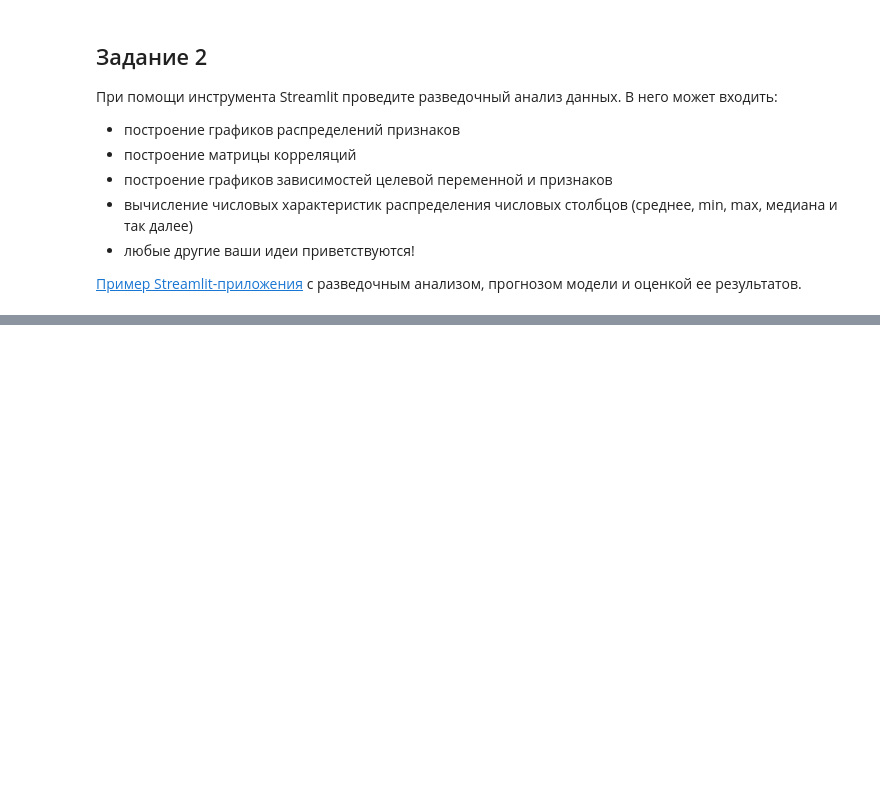
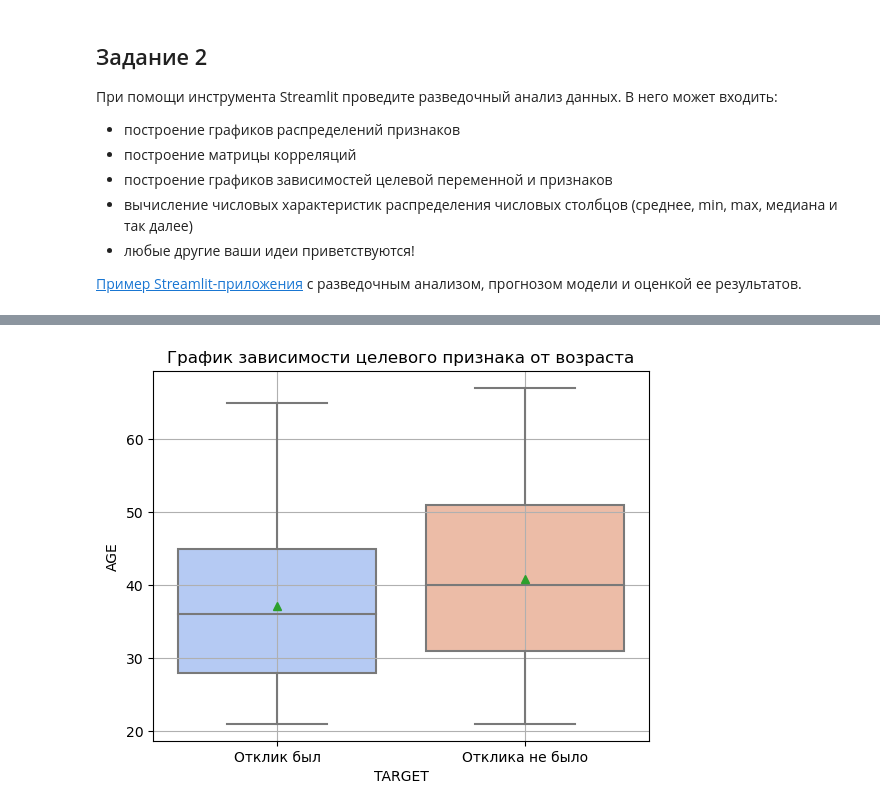
Before and after one commit to ermetim/HW-1_Streamlit_EDA, a Jupyter notebook: BD_homework.ipynb, the cells around one changed output, grey strips where cells are left out. Saved outputs shown, nothing was run; the diff lists cells and outputs as text; code cells hidden in the pictures; blank space fills up the shorter version.

```diff
--- a/BD_homework.ipynb
+++ b/BD_homework.ipynb
@@ -296,0 +419,31 @@ st.pyplot(fig)
+# %%
+# Построение графика boxplot
+st.subheader("Построим график boxplot")
+
+hue_dict = {'None': None,
+            'GENDER' : 'Пол клиента',
+            'SOCSTATUS_WORK_FL' : 'Социальный статус клиента относительно работы',
+            'SOCSTATUS_PENS_FL' : 'Социальный статус клиента относительно пенсии',
+           }
+
+hue = st.selectbox(
+     'Выберите параметр "hue", по которому хотите посмотреть распределение',
+     (hue_dict.keys()))
+st.write(f'Вы выбрали: {hue} - {hue_dict[hue]}')
+
+if hue == 'None':
+    hue = None
+
+fig, ax = plt.subplots()#figsize=(10, 10))
+plt.title('График зависимости целевого признака от возраста')#, fontsize = 20)
+ax = sns.boxplot(x="TARGET",
+                 y="AGE",
+                 hue=hue,
+                 data=df,
+                 palette="coolwarm",
+                 showmeans=True)
+plt.grid('all')
+
+# fig
+# %% [output]
+[figure, added]
```
Also changed, not shown: parts of 35 cells of this notebook, 3 other files.
